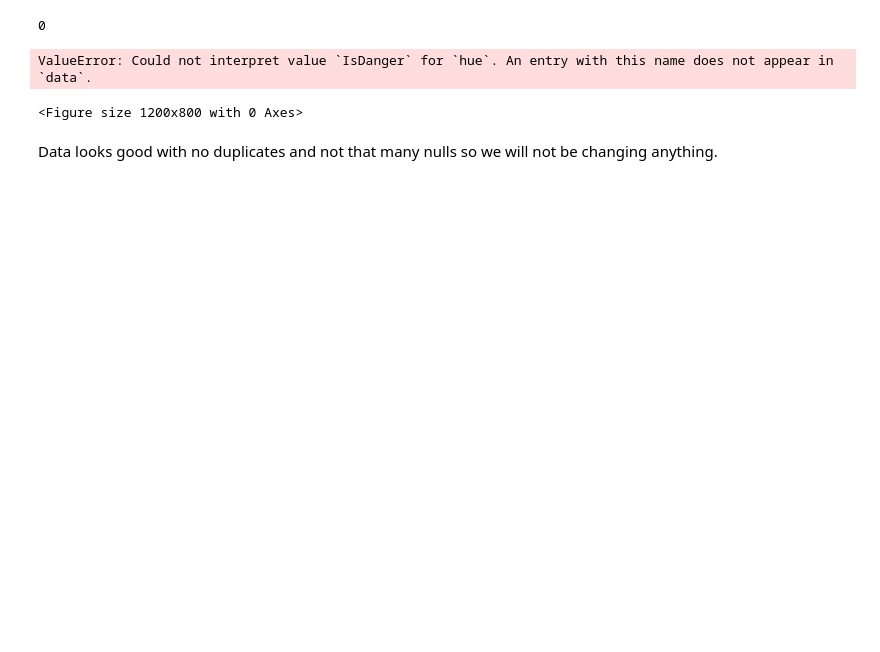
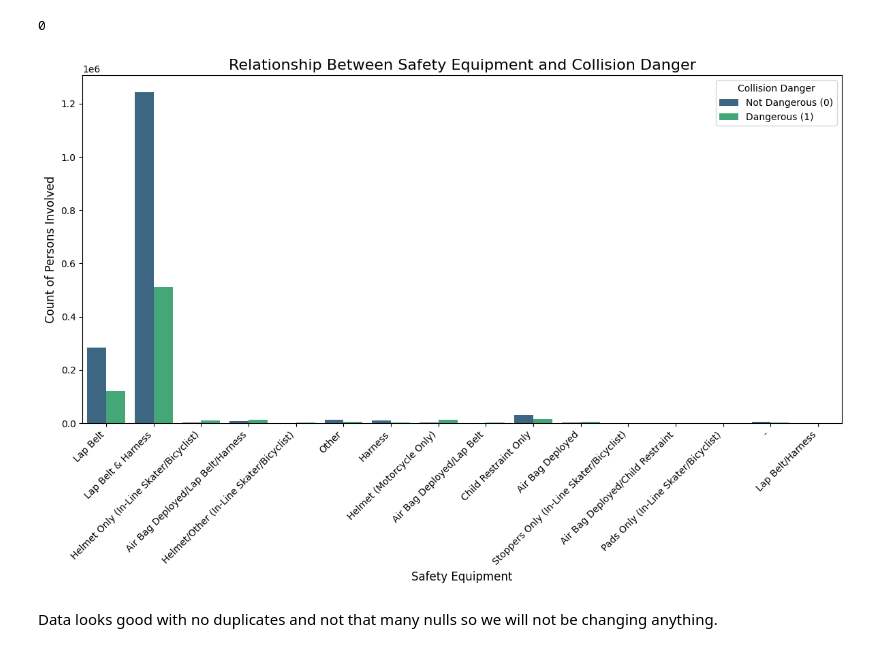
Before and after one commit to AmirBassemAdibAbdou/DataEngineering-Visualization, a Jupyter notebook: ProjectOneData&Vis.ipynb, the cells around one changed output. Cells and saved outputs as stored; diff of their text form; code cells hidden in the pictures; blank space fills up the shorter version.

```diff
--- a/ProjectOneData&Vis.ipynb
+++ b/ProjectOneData&Vis.ipynb
@@ -723,35 +724,34 @@ import matplotlib.pyplot as plt
 # 1. Filter out 'Unknown' values from the 'SAFETY_EQUIPMENT' column.
 # We also handle other potential "unknown" variations like 'UNSPECIFIED'.
 unknown_values = ['Unknown', 'UNSPECIFIED']
-df_filtered = df_persons_clean[~df_persons_clean['SAFETY_EQUIPMENT'].isin(unknown_values)]
+df_filtered = df_merged[~df_merged['SAFETY_EQUIPMENT'].isin(unknown_values)]
 
 # 2. Create the plot.
 # A countplot is perfect for showing the number of occurrences.
 plt.figure(figsize=(12, 8))
 sns.countplot(
     x='SAFETY_EQUIPMENT',
     hue='IsDanger',
     data=df_filtered,
     palette='viridis'
 )
 
 # 3. Add titles and labels for clarity.
 plt.title('Relationship Between Safety Equipment and Collision Danger', fontsize=16)
 plt.xlabel('Safety Equipment', fontsize=12)
 plt.ylabel('Count of Persons Involved', fontsize=12)
 
 # 4. Improve readability of the x-axis labels.
 plt.xticks(rotation=45, ha='right')
 
 # 5. Adjust the legend.
 # The default 'IsDanger' legend might just show 0 and 1. We can make it more descriptive.
 handles, labels = plt.gca().get_legend_handles_labels()
 plt.legend(handles, ['Not Dangerous (0)', 'Dangerous (1)'], title='Collision Danger')
 
 plt.tight_layout()
 plt.show()
 # %% [output]
-ValueError: Could not interpret value `IsDanger` for `hue`. An entry with this name does not appear in `data`.
-<Figure size 1200x800 with 0 Axes>
+[figure, added]
 # %% [markdown]
 Data looks good with no duplicates and not that many nulls so we will not be changing anything.
```
Also changed, not shown: parts of 13 cells of this notebook, 1 other file.
